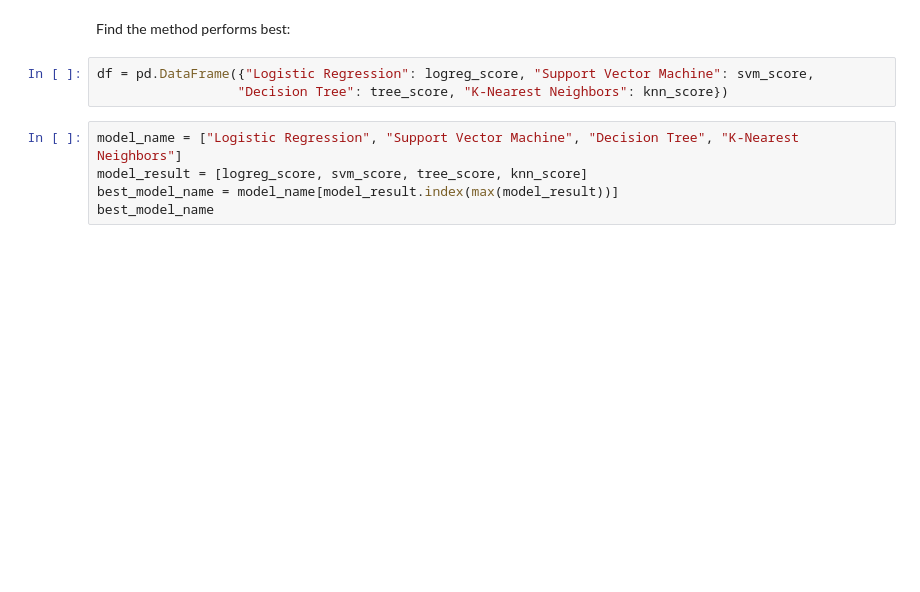
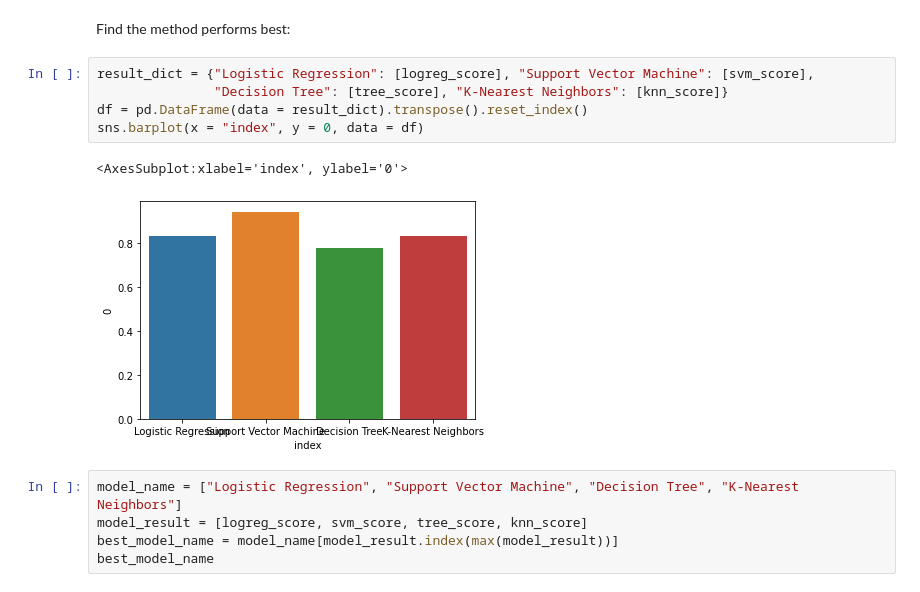
Before and after one commit to hiimbach/applied-ds-capstone, a Jupyter notebook: SpaceX_Machine Learning Prediction_Part_5.ipynb, the cells around one changed output. Drawn from its saved outputs; the diff is of its cells as text; blank space fills up the shorter version.

```diff
--- a/SpaceX_Machine Learning Prediction_Part_5.ipynb
+++ b/SpaceX_Machine Learning Prediction_Part_5.ipynb
@@ -329,8 +329,13 @@ plot_confusion_matrix(Y_test,yhat)
 # %% [markdown]
 Find the method performs best:
 # %%
-df = pd.DataFrame({"Logistic Regression": logreg_score, "Support Vector Machine": svm_score,
-                  "Decision Tree": tree_score, "K-Nearest Neighbors": knn_score})
+result_dict = {"Logistic Regression": [logreg_score], "Support Vector Machine": [svm_score],
+               "Decision Tree": [tree_score], "K-Nearest Neighbors": [knn_score]}
+df = pd.DataFrame(data = result_dict).transpose().reset_index()
+sns.barplot(x = "index", y = 0, data = df)
+# %% [output]
+<AxesSubplot:xlabel='index', ylabel='0'>
+[figure, added]
 # %%
 model_name = ["Logistic Regression", "Support Vector Machine", "Decision Tree", "K-Nearest Neighbors"]
 model_result = [logreg_score, svm_score, tree_score, knn_score]
```
Also changed, not shown: parts of 2 cells of this notebook.
